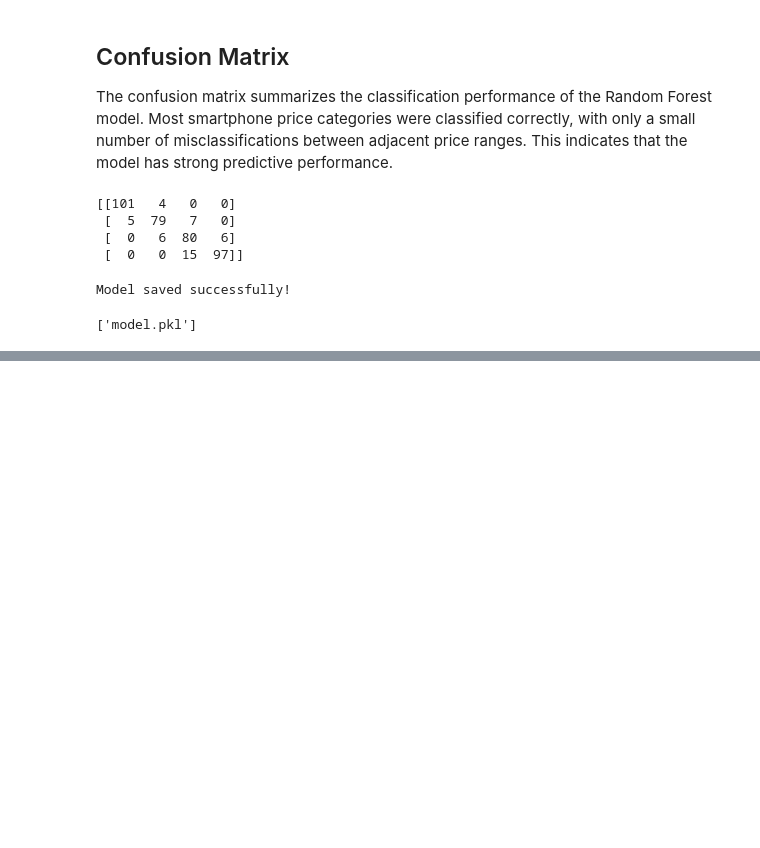
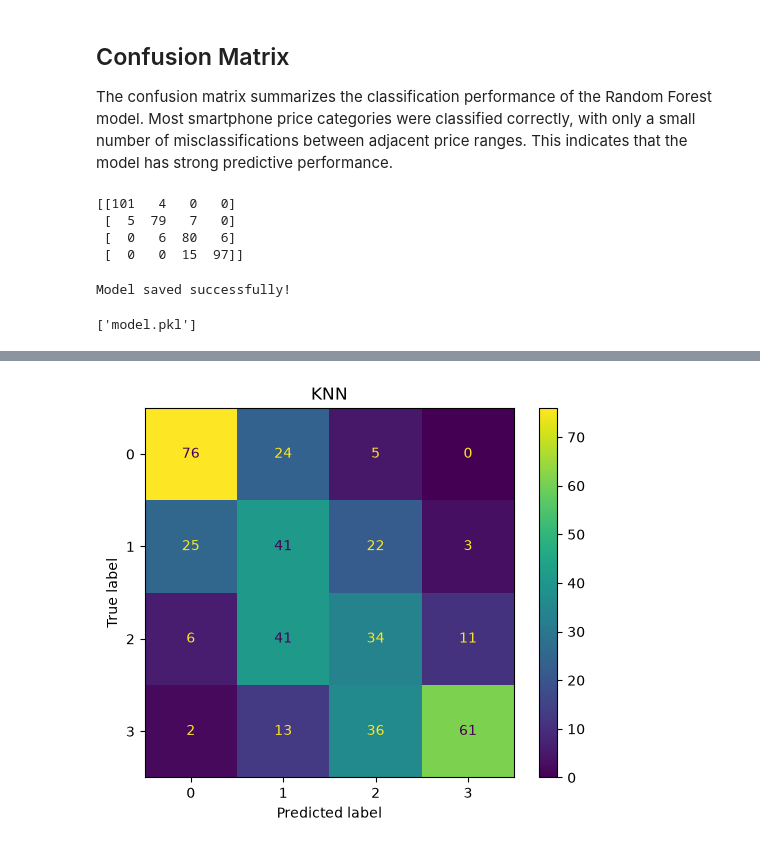
Before and after one commit to ty202503646-web/SMARTPHONE_PRICE_CLASSIFICATION, a Jupyter notebook: ml/notebook/Smartphone_Price_Classification.ipynb, the cells around one changed output, grey strips where cells are left out. Drawn from its saved outputs; the diff is of its cells as text; code cells hidden in the pictures; blank space fills up the shorter version.

```diff
--- a/ml/notebook/Smartphone_Price_Classification.ipynb
+++ b/ml/notebook/Smartphone_Price_Classification.ipynb
@@ -216,0 +472,7 @@ joblib.dump(model, "model.pkl")
+# %%
+cm_knn = confusion_matrix(y_test, knn_pred)
+ConfusionMatrixDisplay(cm_knn).plot()
+plt.title("KNN")
+plt.show()
+# %% [output]
+[figure, added]
```
Also changed, not shown: parts of 86 cells of this notebook, 14 other files.
